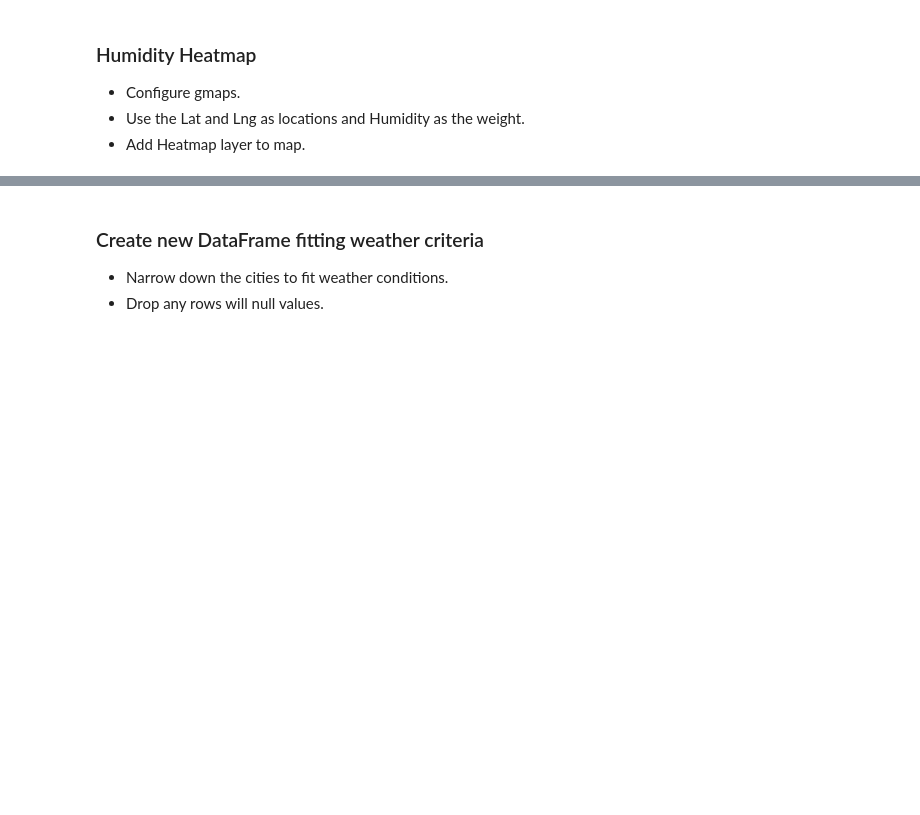
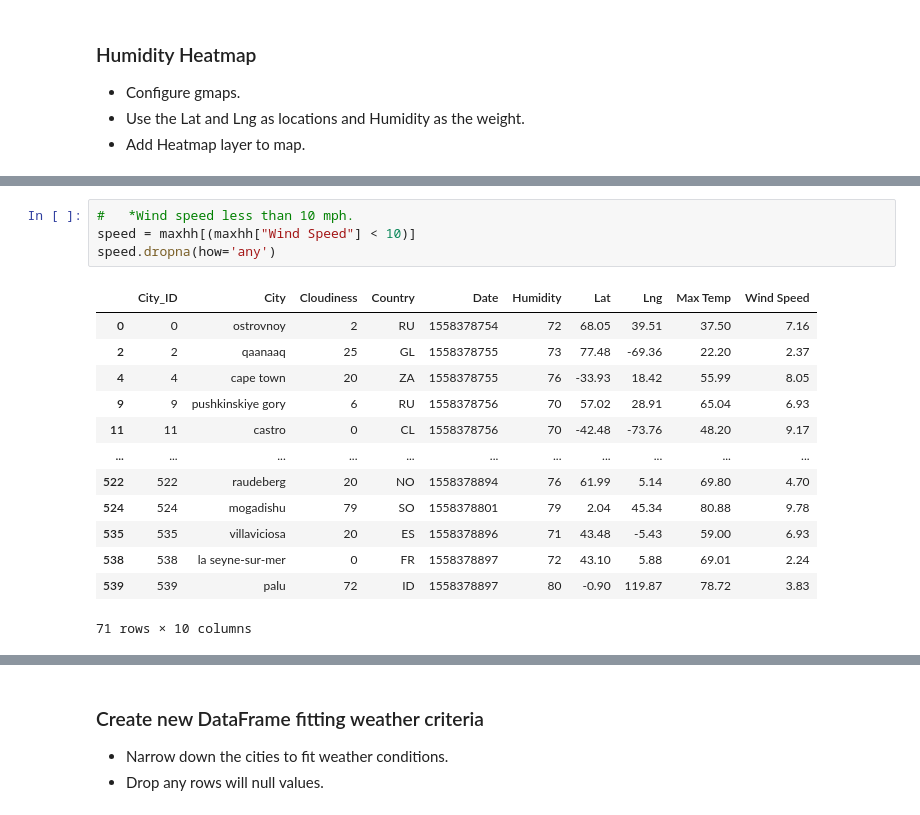
Before and after one commit to dgustave/Python-API-Challenge, a Jupyter notebook: Python-API-Challenge/Instructions/starter_code/VacationPy.ipynb, the cells around one changed output, grey strips where cells are left out. Drawn from its saved outputs; the diff is of its cells as text; blank space fills up the shorter version.

```diff
--- a/Python-API-Challenge/Instructions/starter_code/VacationPy.ipynb
+++ b/Python-API-Challenge/Instructions/starter_code/VacationPy.ipynb
@@ -35,0 +88,18 @@ gmaps.configure(api_key = vacay_key)
+# %%
+#   *Wind speed less than 10 mph.
+speed = maxhh[(maxhh["Wind Speed"] < 10)]
+speed.dropna(how='any')
+# %% [output]
+|  | City_ID | City | Cloudiness | Country | Date | Humidity | Lat | Lng | Max Temp | Wind Speed |
+| 0 | 0 | ostrovnoy | 2 | RU | 1558378754 | 72 | 68.05 | 39.51 | 37.50 | 7.16 |
+| 2 | 2 | qaanaaq | 25 | GL | 1558378755 | 73 | 77.48 | -69.36 | 22.20 | 2.37 |
+| 4 | 4 | cape town | 20 | ZA | 1558378755 | 76 | -33.93 | 18.42 | 55.99 | 8.05 |
+| 9 | 9 | pushkinskiye gory | 6 | RU | 1558378756 | 70 | 57.02 | 28.91 | 65.04 | 6.93 |
+| 11 | 11 | castro | 0 | CL | 1558378756 | 70 | -42.48 | -73.76 | 48.20 | 9.17 |
+| ... | ... | ... | ... | ... | ... | ... | ... | ... | ... | ... |
+| 522 | 522 | raudeberg | 20 | NO | 1558378894 | 76 | 61.99 | 5.14 | 69.80 | 4.70 |
+| 524 | 524 | mogadishu | 79 | SO | 1558378801 | 79 | 2.04 | 45.34 | 80.88 | 9.78 |
+| 535 | 535 | villaviciosa | 20 | ES | 1558378896 | 71 | 43.48 | -5.43 | 59.00 | 6.93 |
+| 538 | 538 | la seyne-sur-mer | 0 | FR | 1558378897 | 72 | 43.10 | 5.88 | 69.01 | 2.24 |
+| 539 | 539 | palu | 72 | ID | 1558378897 | 80 | -0.90 | 119.87 | 78.72 | 3.83 |
+71 rows × 10 columns
```
Also changed, not shown: parts of 13 cells of this notebook, 21 other files.
